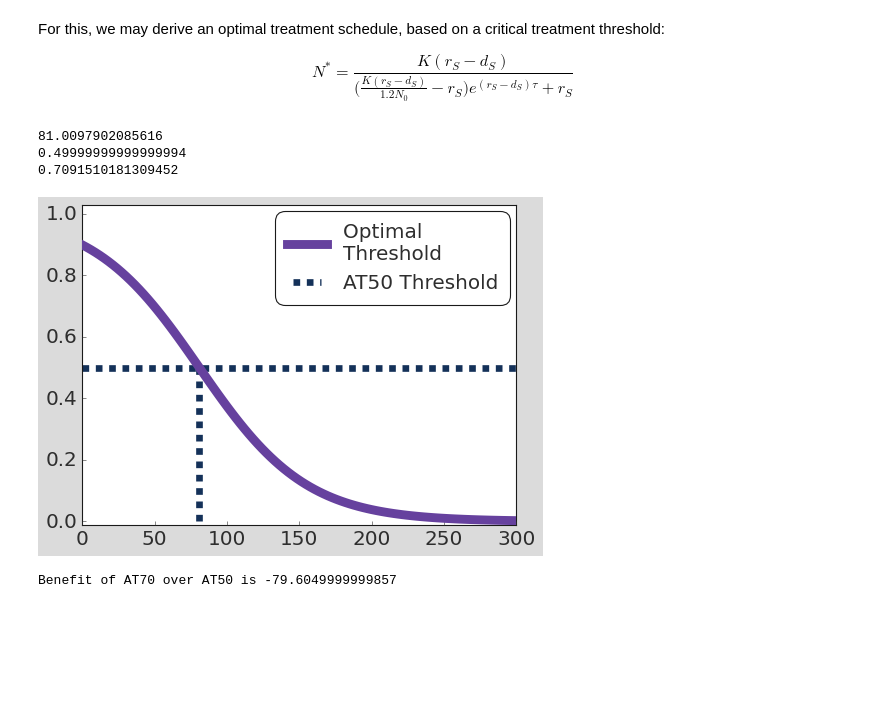
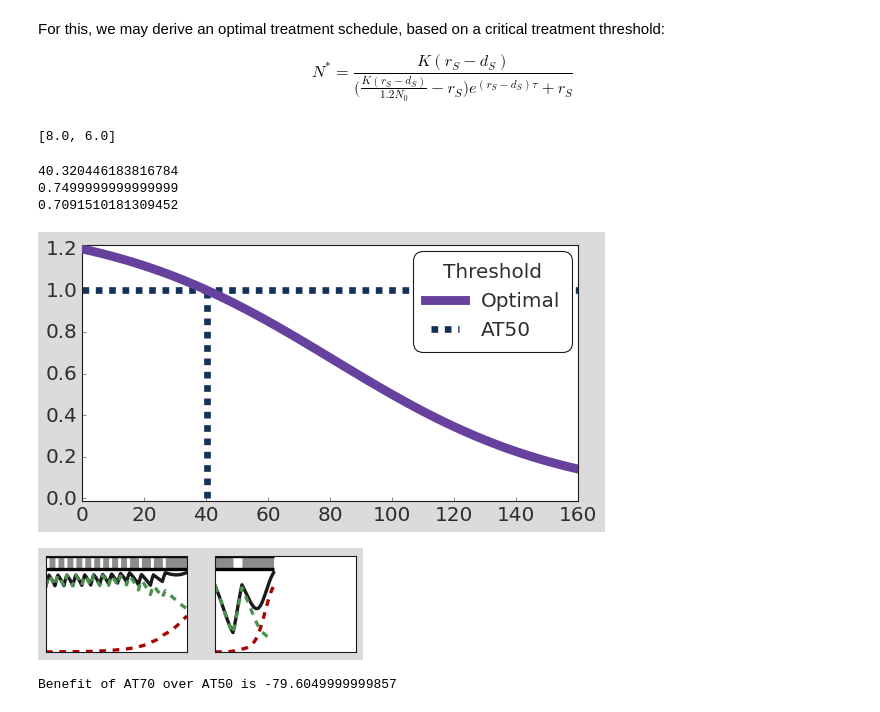
Before and after one commit to KCGallagher/AT_Model_Comparison, a Jupyter notebook: lotka_volterra/critical_threshold.ipynb, the cells around one changed output. Saved outputs shown, nothing was run; the diff lists cells and outputs as text; code cells hidden in the pictures; blank space fills up the shorter version.

Commit message:
Lotka-volterra panels

```diff
--- a/lotka_volterra/critical_threshold.ipynb
+++ b/lotka_volterra/critical_threshold.ipynb
@@ -34,29 +35,34 @@ colors = {'Sensitive': '#4c9150', 'Resistant': '#a80303', 'CT':'#c28d32' , 'AT':
 
 odeParamDic = convert_ode_parameters(n0=0.75, rFrac=0.001, cost=0, turnover=0)
 odeParamDic['N0'] = odeParamDic['n0']
+# %%
+print(plt.rcParams["figure.figsize"])
+# %% [output]
+[8.0, 6.0]
 # %%
 # Variation of threshold with critical interval
 
-fig, ax = plt.subplots(1,1,figsize=(7,5))
+fig, ax = plt.subplots(1,1,figsize=(8, 4))
 
-tau_values = np.linspace(0, 300, 100)
-n_stars = [calc_critical_treatment_threshold(tau=t,**odeParamDic) for t in tau_values]
-plt.plot(tau_values, n_stars, linewidth = 8, color=colors['DRL_Monthly'], zorder=5, label = 'Optimal \nThreshold');
+tau_values = np.linspace(0, 160, 100)
+n_stars = [calc_critical_treatment_threshold(tau=t,**odeParamDic)/odeParamDic['N0'] for t in tau_values]
+plt.plot(tau_values, n_stars, linewidth = 8, color=colors['DRL_Monthly'], zorder=5, label = 'Optimal');
 
-val = calc_critical_treatment_interval(n_crit = 0.5,**odeParamDic)
-ax.hlines(xmin=0, xmax=max(tau_values), y=0.5, linestyles="--", linewidth=6, color=colors['AT'], label = 'AT50 Threshold')
-ax.vlines(ymin=0, ymax=0.5, x=val, linestyles="--", linewidth=6, color=colors['AT'])
+val = calc_critical_treatment_interval(n_crit = odeParamDic['N0'],**odeParamDic)
+ax.hlines(xmin=0, xmax=max(tau_values), y=1, linestyles="--", linewidth=6, color=colors['AT'], label = 'AT50')
+ax.vlines(ymin=0, ymax=1, x=val, linestyles="--", linewidth=6, color=colors['AT'])
 print(val)
 print(calc_critical_treatment_threshold(tau=val,**odeParamDic))
 print(calc_critical_treatment_threshold(tau=48,**odeParamDic))
 
-plt.ylim(-0.01,1.03)
+plt.ylim(-0.01,1.22)
 ax.tick_params(right = False, top = False)
 # plt.xlabel("Treatment Interval"); plt.ylabel("Analytic Threshold");
-plt.gca().legend(loc=1, fontsize=18, numpoints=1).get_frame().set_boxstyle('Round', pad=0.2, rounding_size=0.5)
-# plt.savefig("../figures/fig_optimal_threshold.pdf")
+legend = plt.gca().legend(fontsize=18, numpoints=1, title='Threshold', title_fontsize=18)
+legend.get_frame().set_boxstyle('Round', pad=0.2, rounding_size=0.5)
+plt.savefig("../figures/fig_optimal_threshold.pdf")
 # %% [output]
-81.0097902085616
-0.49999999999999994
+40.320446183816784
+0.7499999999999999
 0.7091510181309452
-[figure, old version]
+[figure, new version]
@@ -63,3 +82,24 @@ plt.gca().legend(loc=1, fontsize=18, numpoints=1).get_frame().set_boxstyle('Roun
+# %%
+# Plot inserts
+
+fig, axs = plt.subplots(1,2,figsize=(5,1.5), sharex=True)
+for i, tau in enumerate([30, 90]):
+    ax = axs[i]
+    n_star = calc_critical_treatment_threshold(tau=tau,**odeParamDic)/odeParamDic['n0']
+
+    # Simulate and plot model evaluated with decision_interval tau and threshold n_star
+    model = LotkaVolterraModel(dt=1)
+    model.SetParams(**odeParamDic)
+    model.Simulate_AT(atThreshold=n_star, atMethod='Threshold',
+                    intervalLength=tau, t_end=6000, refSize = odeParamDic['n0'])
+    model.CleanData()
+    palette = {'TumourSize': 'k', 'S': colors['Sensitive'], 'R': colors['Resistant']}
+    Plot_method(model.resultsDf, ax=ax, legend=False, colors = palette, linewidth=3, drug_color='k')
+
+    ax.set_xticks([]); ax.set_yticks([]); ax.set_ylim(0, 1.45)
+plt.savefig("../figures/threshold_example_insets.pdf")
+# %% [output]
+[figure, added]
 # %%
 model = LotkaVolterraModel()
 model.SetParams(**odeParamDic)
```
Also changed, not shown: parts of 2 cells of this notebook, 3 other files.
